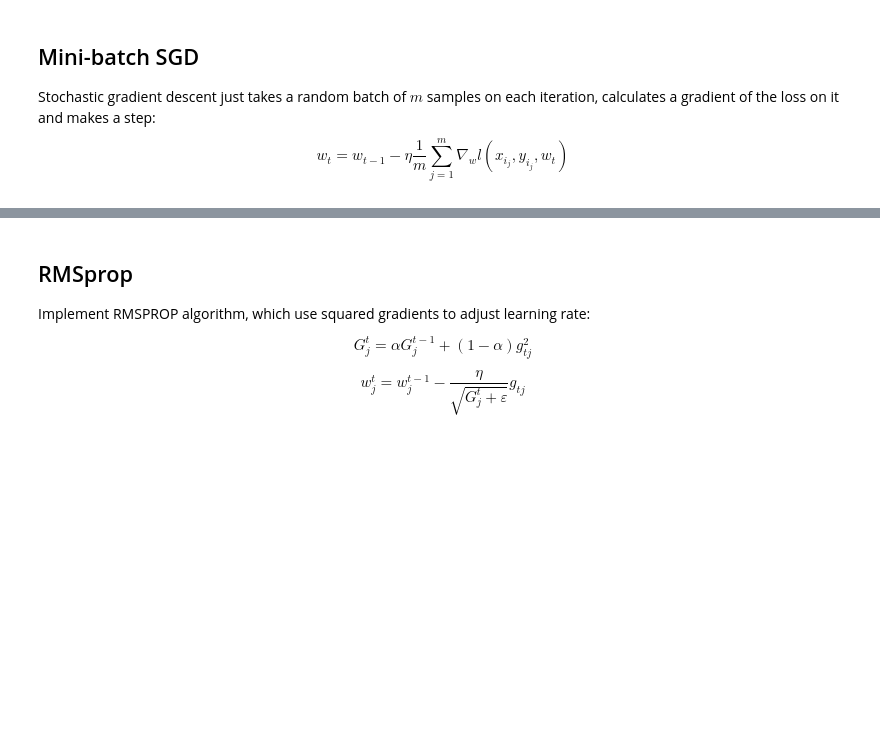
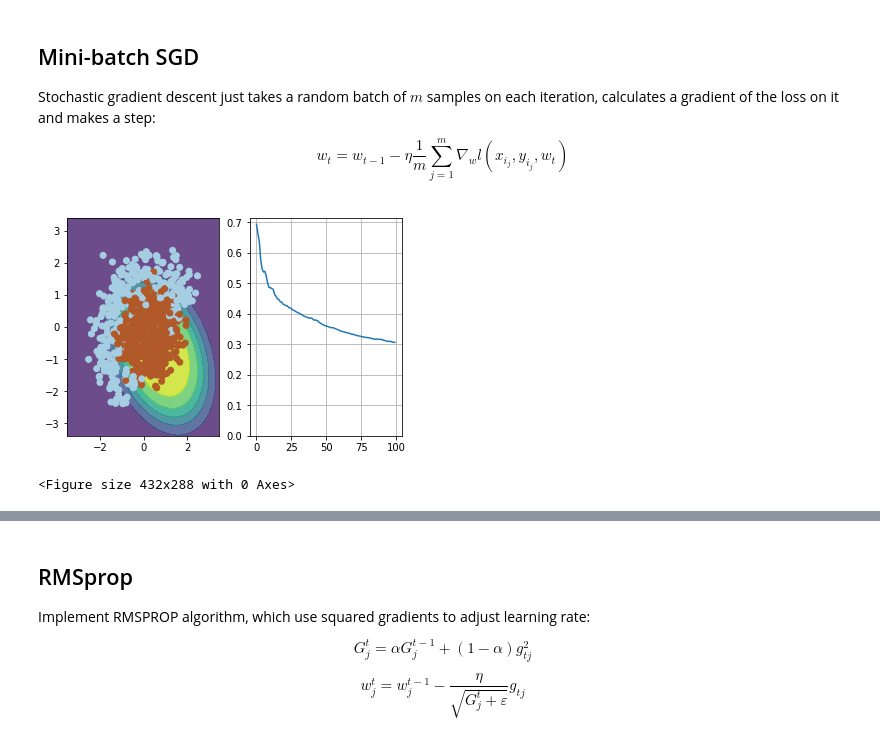
Before and after one commit to Gooogr/Coursera_Advanced_Machine_Learning, a Jupyter notebook: 1 - Introduction to Deep Learning/Copy_of_week01_pa.ipynb, the cells around one changed output, grey strips where cells are left out. Drawn from its saved outputs; the diff is of its cells as text; code cells hidden in the pictures; blank space fills up the shorter version.

```diff
--- a/1 - Introduction to Deep Learning/Copy_of_week01_pa.ipynb
+++ b/1 - Introduction to Deep Learning/Copy_of_week01_pa.ipynb
@@ -81,6 +84,13 @@ def expand(X):
     :param X: matrix of features, shape [n_samples,2]
     :returns: expanded features of shape [n_samples,6]
     """
-    X_expanded = np.zeros((X.shape[0], 6))
+    X_expanded = np.zeros((X.shape[0], 6)) # определили размерность матрицы
 
     # TODO:<your code here>
+    X_expanded[:, 0] = X[:, 0]
+    X_expanded[:, 1] = X[:, 1]
+    X_expanded[:, 2] = X[:, 0]**2
+    X_expanded[:, 3] = X[:, 1]**2
+    X_expanded[:, 4] = X[:, 0]*X[:, 1]
+    X_expanded[:, 5] = np.ones((X.shape[0]))
+    return X_expanded
@@ -134,6 +171,7 @@ def probability(X, w):
     """
 
     # TODO:<your code here>
+    return 1/(1+np.exp(-np.dot(X, w)))
 # %%
 dummy_weights = np.linspace(-1, 1, 6)
 ans_part1 = probability(X_expanded[:1, :], dummy_weights)[0]
@@ -157,6 +202,10 @@ def compute_loss(X, y, w):
     Keep in mind that our loss is averaged over all samples (rows) in X.
     """
     # TODO:<your code here>
+    cross_entropy = y*np.log(probability(X, w)) + (1-y)*np.log(1 - probability(X, w))
+#     print(loss_values)
+    l = len(cross_entropy)
+    return(-np.sum(cross_entropy)/l)
 # %%
 # use output of this cell to fill answer field
 ans_part2 = compute_loss(X_expanded, y, dummy_weights)
@@ -185,6 +240,12 @@ def compute_grad(X, y, w):
     """
 
     # TODO<your code here>
+    m = X.shape[0]
+    A = probability(X, w)
+    dZ = A - y
+    dW = np.dot(dZ, X) / float(m)
+
+    return dW
 # %%
 # use output of this cell to fill answer field
 ans_part3 = np.linalg.norm(compute_grad(X_expanded, y, dummy_weights))
@@ -236,27 +301,34 @@ $$ w_t = w_{t-1} - \eta \dfrac{1}{m} \sum_{j=1}^m \nabla_w l(x_{i_j}, y_{i_j}, w
 # %%
 # please use np.random.seed(42), eta=0.1, n_iter=100 and batch_size=4 for deterministic results
 
 np.random.seed(42)
 w = np.array([0, 0, 0, 0, 0, 1])
 
 eta= 0.1 # learning rate
 
 n_iter = 100
 batch_size = 4
 loss = np.zeros(n_iter)
 plt.figure(figsize=(12, 5))
 
 for i in range(n_iter):
     ind = np.random.choice(X_expanded.shape[0], batch_size)
     loss[i] = compute_loss(X_expanded, y, w)
     if i % 10 == 0:
         visualize(X_expanded[ind, :], y[ind], w, loss)
 
     # Keep in mind that compute_grad already does averaging over batch for you!
     # TODO:<your code here>
+    w = w  - eta*compute_grad(X_expanded[ind, :], y[ind], w)
+
+#     compute_grad(X, y, w)
+
 
 visualize(X, y, w, loss)
 plt.clf()
+# %% [output]
+[figure, added]
+<Figure size 432x288 with 0 Axes>
 # %%
 # use output of this cell to fill answer field
 
```
Also changed, not shown: parts of 17 cells of this notebook, 1 other file.
